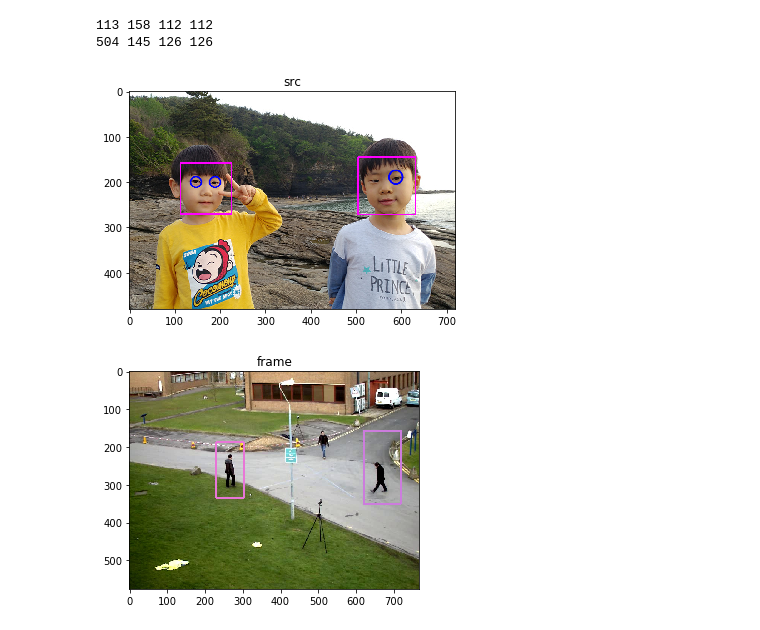
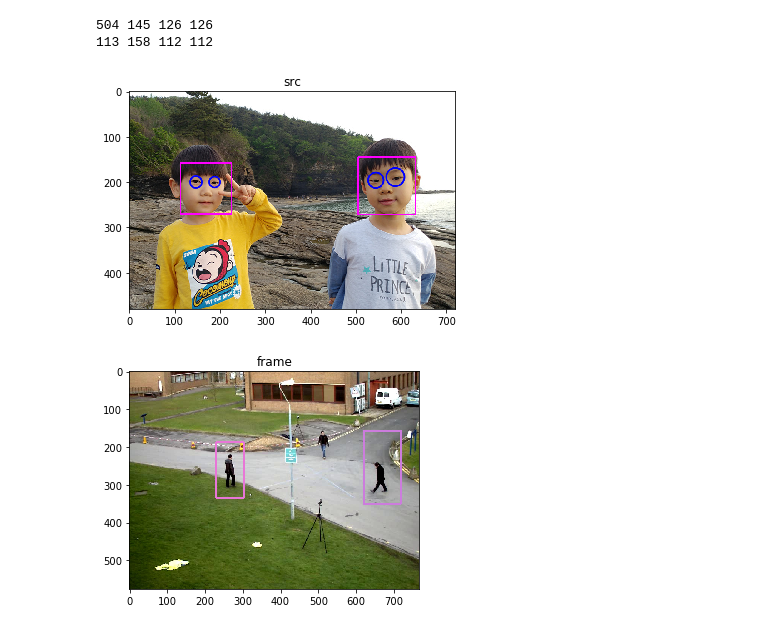
Before and after one commit to madfalc0n/Image-analysis-and-develope, a Jupyter notebook: Deep_Learning/20200128/1.1_Object_detection.ipynb, the cells around one changed output. Cells and saved outputs as stored; diff of their text form; code cells hidden in the pictures.

```diff
--- a/Deep_Learning/20200128/1.1_Object_detection.ipynb
+++ b/Deep_Learning/20200128/1.1_Object_detection.ipynb
@@ -85,28 +83,28 @@ imshow('src', src)
 # %%
 face_classifier = cv2.CascadeClassifier('haarcascade_frontalface_default.xml')
 eye_classifier = cv2.CascadeClassifier('haarcascade_eye.xml')
 
-src = cv2.imread('kids.png')
+src = cv2.imread('pic/kids.png')
 
 faces = face_classifier.detectMultiScale(src)
 
 for (x1, y1, w1, h1) in faces:
         cv2.rectangle(src, (x1, y1), (x1 + w1, y1 + h1), (255, 0, 255), 2)
 
         #faceROI = src[y1:y1 + h1, x1:x1 + w1] #얼굴 부분만 체크
         print(x1, y1, w1,h1)
-        faceROI = src[y1:y1 + (h1//2), x1:x1 + w1]#얼굴의 높이의 반정도 주면 입이 눈으로 인식되는 부분을 피할 수 있따.
+        faceROI = src[y1:y1 + (h1), x1:x1 + w1]#얼굴의 높이의 반정도 주면 입이 눈으로 인식되는 부분을 피할 수 있따.
         eyes = eye_classifier.detectMultiScale(faceROI) #얼굴부분에서만 눈 체크
 
         for (x2, y2, w2, h2) in eyes:
             center = (int(x2 + w2 / 2), int(y2 + h2 / 2))
             cv2.circle(faceROI, center, int(w2 / 2), (255, 0, 0), 2, cv2.LINE_AA)
 
 imshow('src', src)
 # %% [output]
+504 145 126 126
 113 158 112 112
-504 145 126 126
-[figure, old version]
+[figure, new version]
 # %%
 # HOG 방식
 #히스토그램, 어떤 자료의 카운트 수를 세는
```
Also changed, not shown: parts of 4 cells of this notebook.
